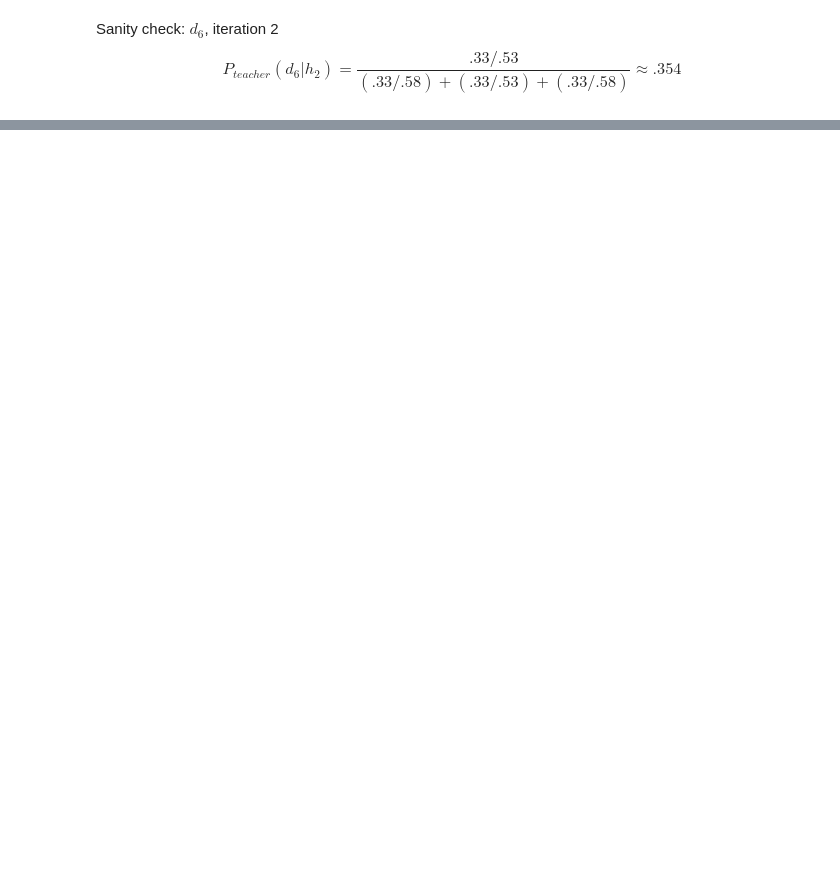
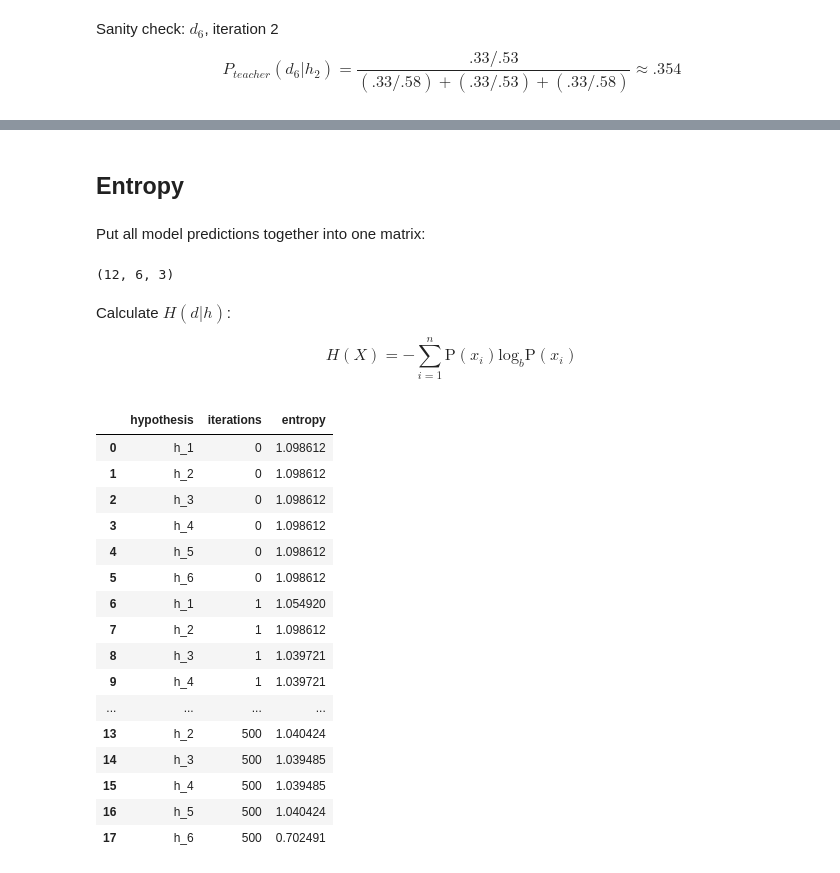
Before and after one commit to nataliavelez/teaching_models, a Jupyter notebook: line_game_model.ipynb, the cells around one changed output, grey strips where cells are left out. Cells and saved outputs as stored; diff of their text form; code cells hidden in the pictures; blank space fills up the shorter version.

```diff
--- a/line_game_model.ipynb
+++ b/line_game_model.ipynb
@@ -197,2 +201,55 @@ plt.show()
 # %%
 # pretty much looks like iteration n from the paper
+# %% [markdown]
+## Entropy
+# %% [markdown]
+Put all model predictions together into one matrix:
+# %%
+mtx_0 = df_0.to_numpy()
+mtx_1 = df_1.to_numpy()
+mtx_500 = df_500.to_numpy()
+
+posterior_mtx = np.stack([mtx_0, mtx_1, mtx_500],axis=-1)
+print(posterior_mtx.shape)
+# %% [output]
+(12, 6, 3)
+# %% [markdown]
+Calculate $H(d|h)$:
+
+$$
+H(X) = -\sum_{i=1}^{n}\mathrm{P}(x_i)\mathrm{log}_b\mathrm{P}(x_i)
+$$
+# %%
+# Compute entropy
+entropy_mtx = stats.entropy(posterior_mtx)
+
+# Assemble into a tidy datframe
+entropy_df = pd.DataFrame(entropy_mtx,
+                          index=['h_%i' % (i+1) for i in range(6)],
+                          columns=['0', '1', '500'])
+
+entropy_df.index.name = 'hypothesis' # Hypothesis column
+entropy_df = entropy_df.reset_index()
+
+entropy_df = pd.melt(entropy_df, id_vars=['hypothesis'], value_vars=['0','1','500'],
+                     var_name='iterations', value_name='entropy')
+
+entropy_df
+# %% [output]
+|  | hypothesis | iterations | entropy |
+| 0 | h_1 | 0 | 1.098612 |
+| 1 | h_2 | 0 | 1.098612 |
+| 2 | h_3 | 0 | 1.098612 |
+| 3 | h_4 | 0 | 1.098612 |
+| 4 | h_5 | 0 | 1.098612 |
+| 5 | h_6 | 0 | 1.098612 |
+| 6 | h_1 | 1 | 1.054920 |
+| 7 | h_2 | 1 | 1.098612 |
+| 8 | h_3 | 1 | 1.039721 |
+| 9 | h_4 | 1 | 1.039721 |
+| ... | ... | ... | ... |
+| 13 | h_2 | 500 | 1.040424 |
+| 14 | h_3 | 500 | 1.039485 |
+| 15 | h_4 | 500 | 1.039485 |
+| 16 | h_5 | 500 | 1.040424 |
+| 17 | h_6 | 500 | 0.702491 |
```
Also changed, not shown: parts of 6 cells of this notebook.
